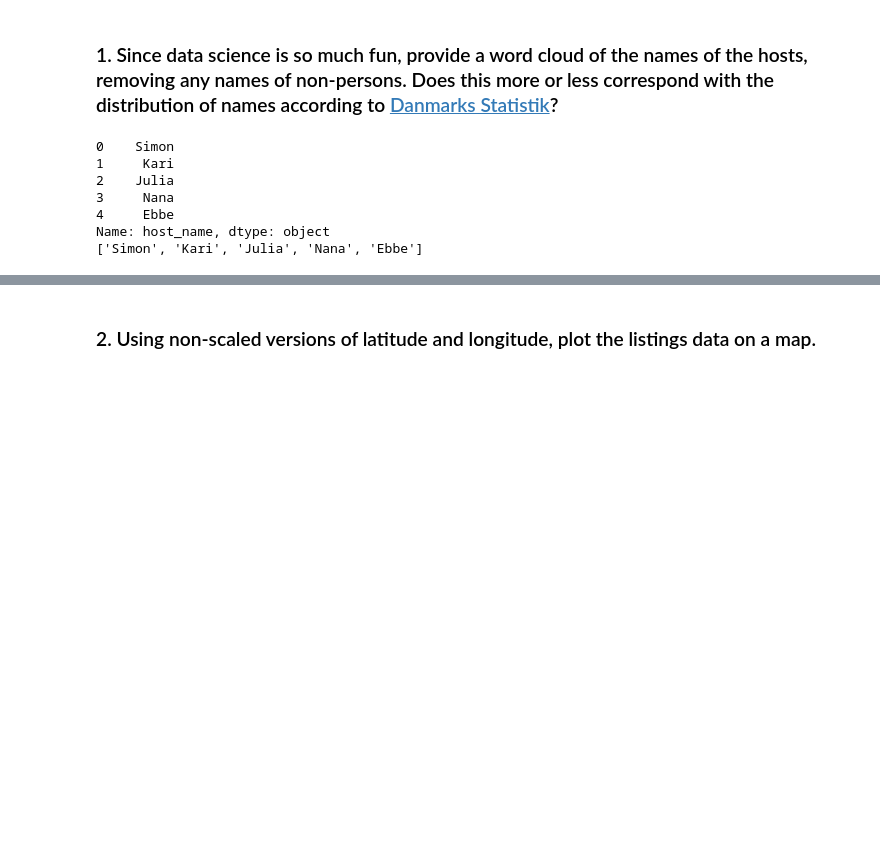
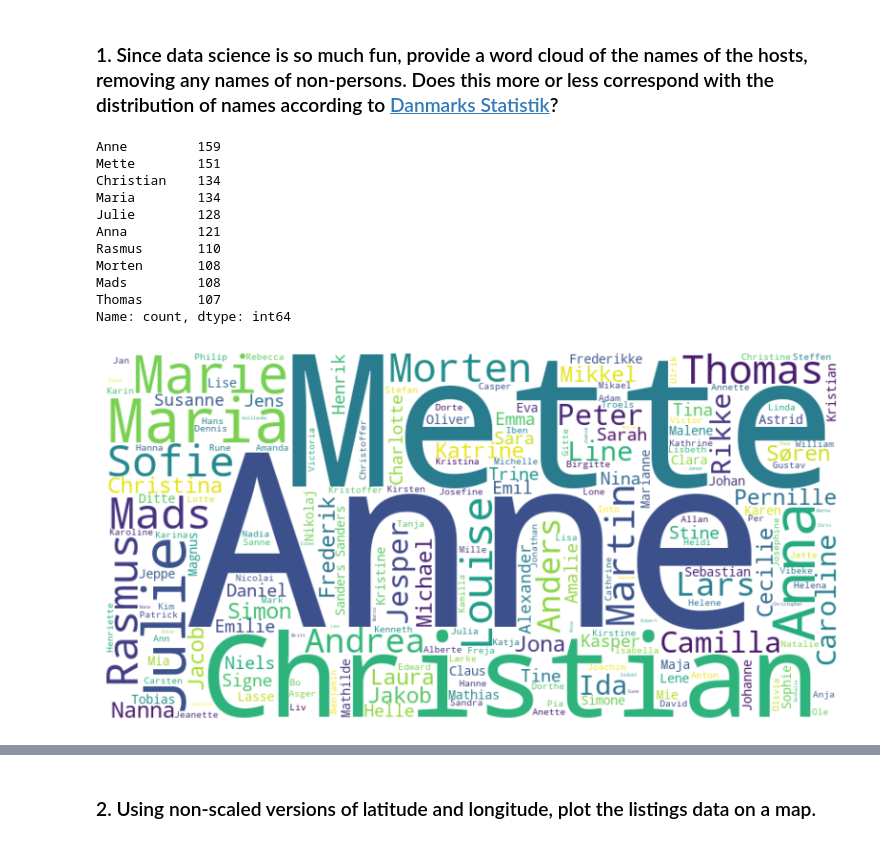
Before and after one commit to ReinhardtR/MAL1-assignment-1, a Jupyter notebook: 1. Getting started - Copenhagen Airbnb.ipynb, the cells around one changed output, grey strips where cells are left out. Drawn from its saved outputs; the diff is of its cells as text; code cells hidden in the pictures; blank space fills up the shorter version.

```diff
--- a/1. Getting started - Copenhagen Airbnb.ipynb
+++ b/1. Getting started - Copenhagen Airbnb.ipynb
@@ -111,21 +109,0 @@ names = data_filtered["host_name"]
-# %%
-and_strings = [" & ", " and ", " og "]
-
-first_names = []
-
-for name in names:
-    if any(and_string in name for and_string in and_strings):
-        for and_string in and_strings:
-            if and_string in name:
-                first_names.append(name.split(and_string)[0])
-                first_names.append(name.split(and_string)[1])
-    else:
-        first_names.append(name.split(" ")[0])
-# %% [output]
-0    Simon
-1     Kari
-2    Julia
-3     Nana
-4     Ebbe
-Name: host_name, dtype: object
-['Simon', 'Kari', 'Julia', 'Nana', 'Ebbe']
@@ -134,0 +110,54 @@ names = names.map(lambda name: name[0])
+# %%
+names = data_filtered["host_name"]
+
+#Before we can plot the first names, we need to clean the data.
+
+# These are the strings we want to split the names by
+and_strings = [" & ", " and ", " og "]
+
+# Create a list of first names
+first_names = []
+
+
+# Split the names by the and_strings, else split by space to only get the first name from a full name
+#e.g. "John & Jane" -> ["John", "Jane"] AND "John Doe" -> "John
+#Which means we also assume that the presence of an and_string means that neither will have their full name
+for name in names:
+    if any(and_string in name for and_string in and_strings):
+        for and_string in and_strings:
+            if and_string in name:
+                first_names.append(name.split(and_string)[0])
+                first_names.append(name.split(and_string)[1])
+    else:
+        first_names.append(name.split(" ")[0])
+
+# Looking at the most frequent names, we noticed names such as: "ApartmentinCopenhagen". Which we will remove from the list of first names
+filtered_names = ['ApartmentinCopenhagen']
+
+# Removing all filtered names from the list of first names
+first_names = [name for name in first_names if name not in filtered_names]
+
+# Create and generate a word cloud image
+text = ' '.join(first_names)
+wordcloud = WordCloud(stopwords=stop_words, background_color="white", width=800, height=400).generate(text)
+
+
+
+# Display the generated word cloud
+plt.figure(figsize=(10, 5))
+plt.imshow(wordcloud, interpolation='bilinear')
+plt.axis("off")
+plt.show()
+# %% [output]
+Anne         159
+Mette        151
+Christian    134
+Maria        134
+Julie        128
+Anna         121
+Rasmus       110
+Morten       108
+Mads         108
+Thomas       107
+Name: count, dtype: int64
+[figure, added]
```
Also changed, not shown: parts of 6 cells of this notebook, 1 other file.
